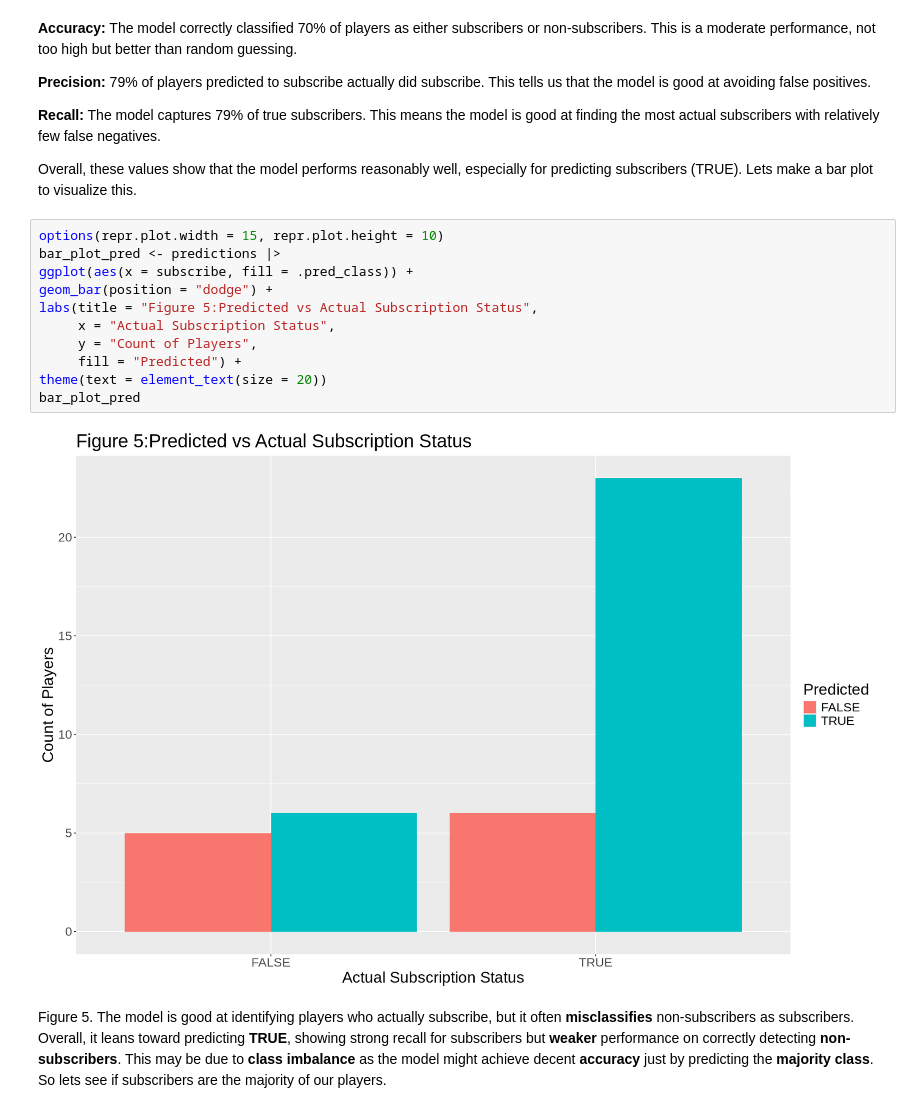
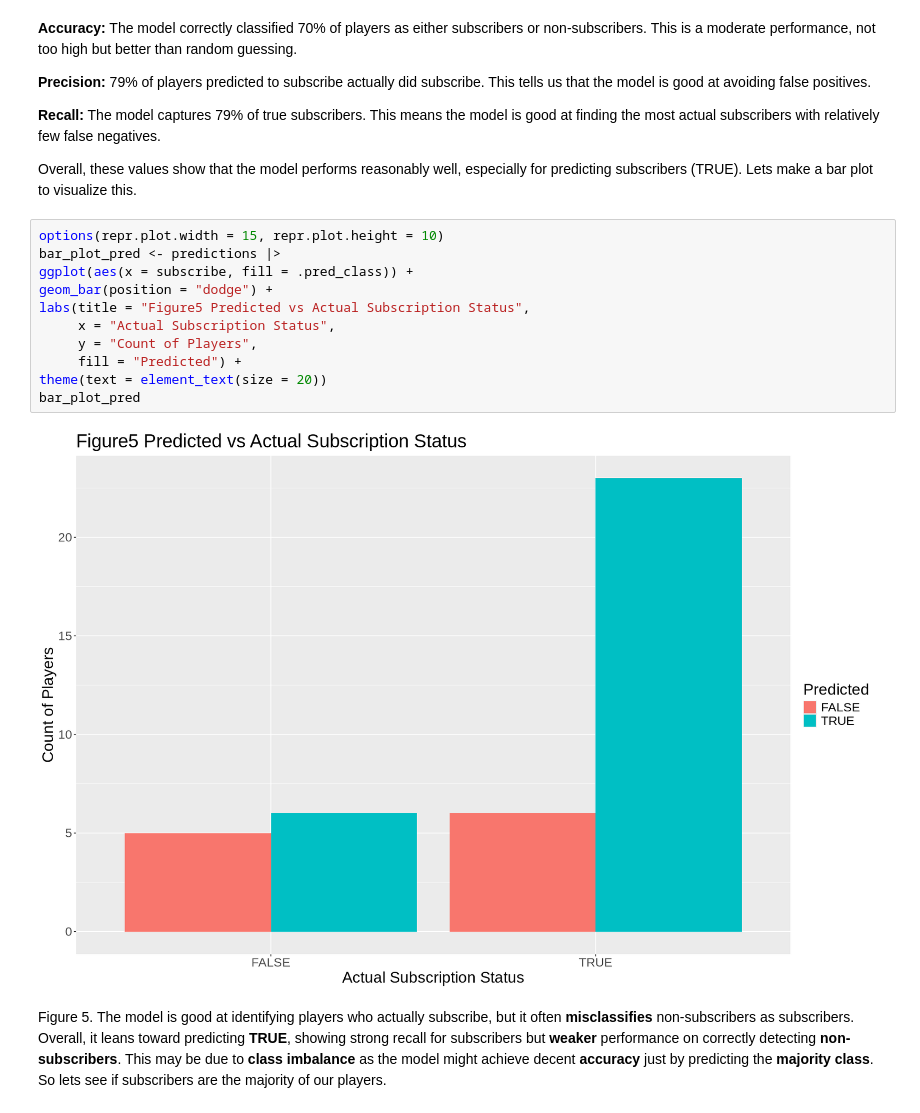
Before and after one commit to yunan-Deng/data_science_100_group33, a Jupyter notebook: Final Project Report.ipynb, the cells around one changed output. Saved outputs shown, nothing was run; the diff lists cells and outputs as text.

```diff
--- a/Final Project Report.ipynb
+++ b/Final Project Report.ipynb
@@ -423,16 +405,16 @@ Overall, these values show that the model performs reasonably well, especially f
 # %%
 options(repr.plot.width = 15, repr.plot.height = 10)
 bar_plot_pred <- predictions |>
 ggplot(aes(x = subscribe, fill = .pred_class)) +
 geom_bar(position = "dodge") +
-labs(title = "Figure 5:Predicted vs Actual Subscription Status",
+labs(title = "Figure5 Predicted vs Actual Subscription Status",
      x = "Actual Subscription Status",
      y = "Count of Players",
      fill = "Predicted") +
 theme(text = element_text(size = 20))
 bar_plot_pred
 # %% [output]
-[figure, old version]
+[figure, new version]
 # %% [markdown]
 Figure 5. The model is good at identifying players who actually subscribe, but it often **misclassifies** non-subscribers as subscribers. Overall, it leans toward predicting **TRUE**, showing strong recall for subscribers but **weaker** performance on correctly detecting **non-subscribers**. This may be due to **class imbalance** as the model might achieve decent **accuracy** just by predicting the **majority class**. So lets see if subscribers are the majority of our players.
 # %%
```
Also changed, not shown: parts of 5 cells of this notebook.
